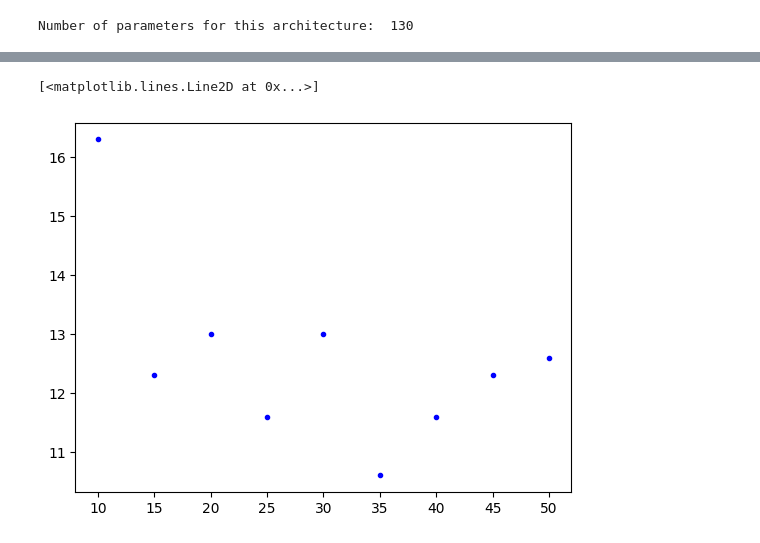
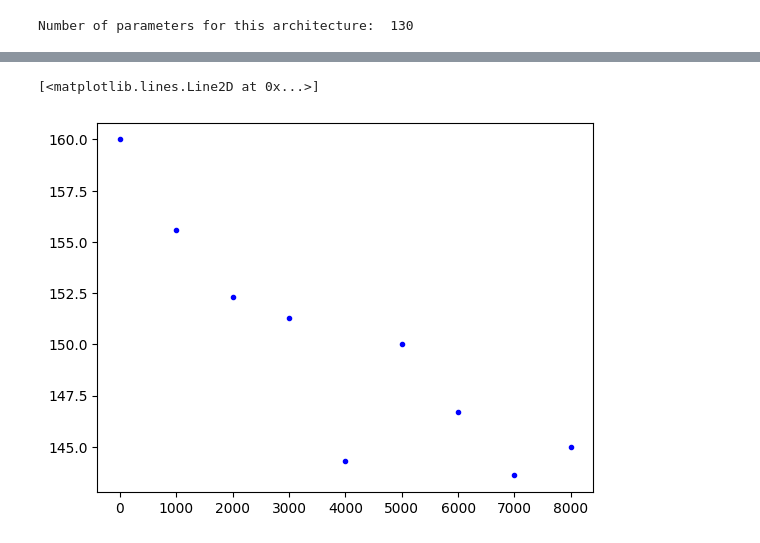
Before and after one commit to wjosefw/Signal-processing-with-Neural-networks, a Jupyter notebook: KAN.ipynb, the cells around one changed output, grey strips where cells are left out. Drawn from its saved outputs; the diff is of its cells as text; code cells hidden in the pictures.

Commit message:
Pruebas con el numero de simulados. Al agregar simulados empeora el bias y mejora el FWHM hasta 7000 sims que empieza a empeorar tambien.

```diff
--- a/KAN.ipynb
+++ b/KAN.ipynb
@@ -424,11 +426,12 @@ V28: CENTROID(ns) = -0.185  FWHM(ns) = 0.167  std(ns) = 0.071
-# %%
-max_delays = np.array([10, 15, 20, 25, 30, 35, 40, 45, 50])
-FWHM_results = np.array([142.6, 145.7, 144.3, 150, 144.6, 148.3, 147, 146.3, 146.3])
-bias_results = np.array([16.3, 12.3, 13, 11.6, 13, 10.6, 11.6, 12.3, 12.6])
-plt.plot(max_delays, bias_results, 'b.')
-# %% [output]
-[<matplotlib.lines.Line2D at 0x...>]
-[figure, removed]
+# %%
+Num_sims = np.array([0, 1000, 2000, 3000, 4000, 5000, 6000, 7000, 8000]) # For 4795 reals
+epochs = np.array([300, 300, 200, 150, 125, 125, 125, 125, 125])
+FWHM_results = np.array([160, 155.6, 152.3, 151.3, 144.3, 150, 146.7, 143.6, 145])
+bias_results = np.array([5, 9, 8.3, 8.7, 12.6, 12.6, 12, 14, 13.3])
+plt.plot(Num_sims, FWHM_results, 'b.')
+# %% [output]
+[<matplotlib.lines.Line2D at 0x...>]
+[figure, added]
 # %%
 import time
 
```
Also changed, not shown: parts of 9 cells of this notebook.
